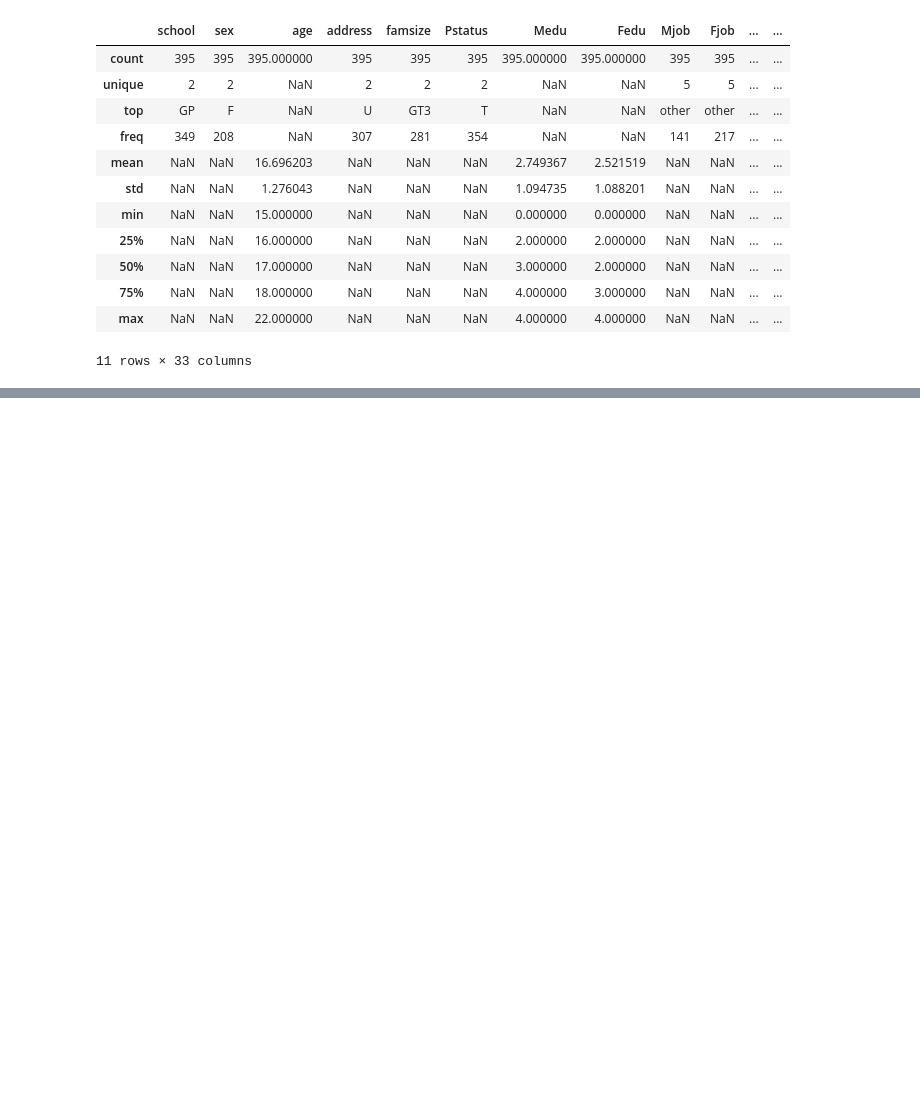
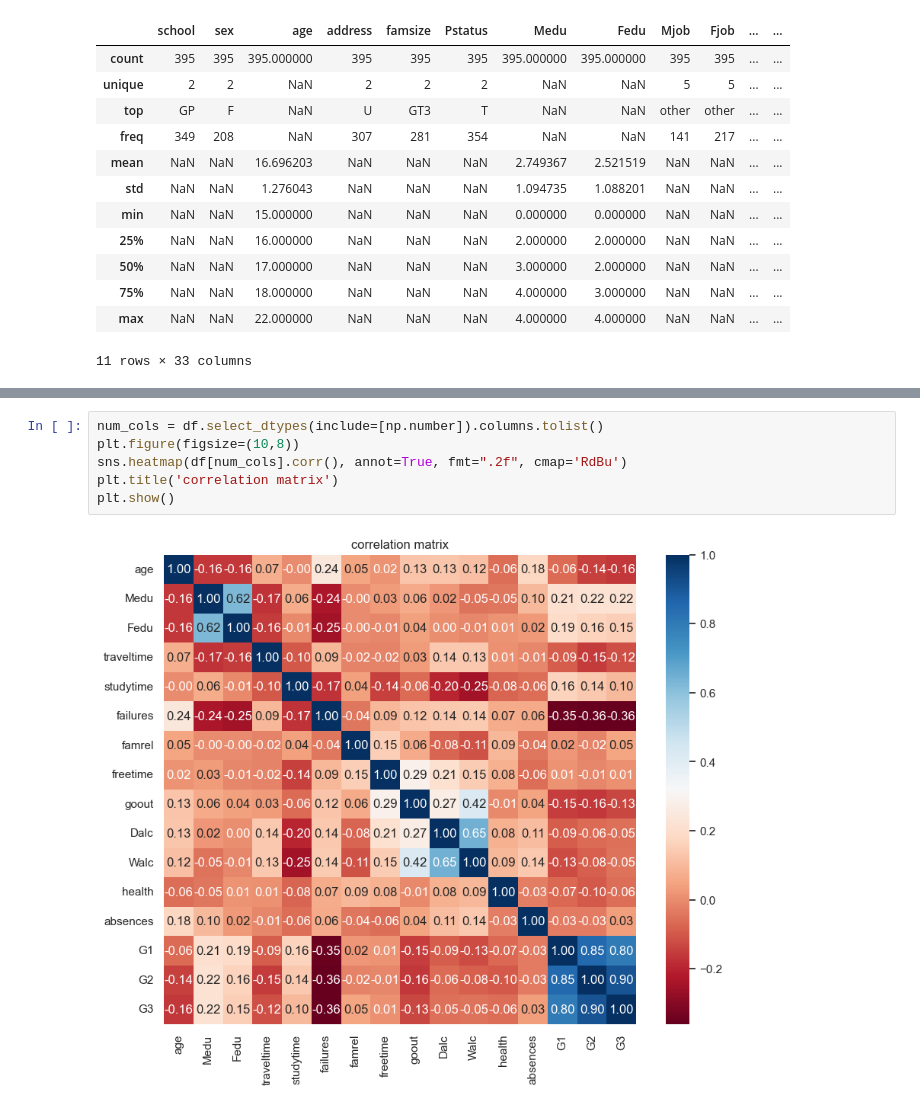
Before and after one commit to yanekissayabully/endtermML, a Jupyter notebook: model.ipynb, the cells around one changed output, grey strips where cells are left out. Cells and saved outputs as stored; diff of their text form; blank space fills up the shorter version.

Commit message:
correlation matrix

```diff
--- a/model.ipynb
+++ b/model.ipynb
@@ -73,3 +72,11 @@ for col in numeric_cols:
 [figure]
 [figure]
 ... (4 outputs left out)
+# %%
+num_cols = df.select_dtypes(include=[np.number]).columns.tolist()
+plt.figure(figsize=(10,8))
+sns.heatmap(df[num_cols].corr(), annot=True, fmt=".2f", cmap='RdBu')
+plt.title('correlation matrix')
+plt.show()
+# %% [output]
+[figure, added]
```
Also changed, not shown: parts of 1 cell of this notebook.
